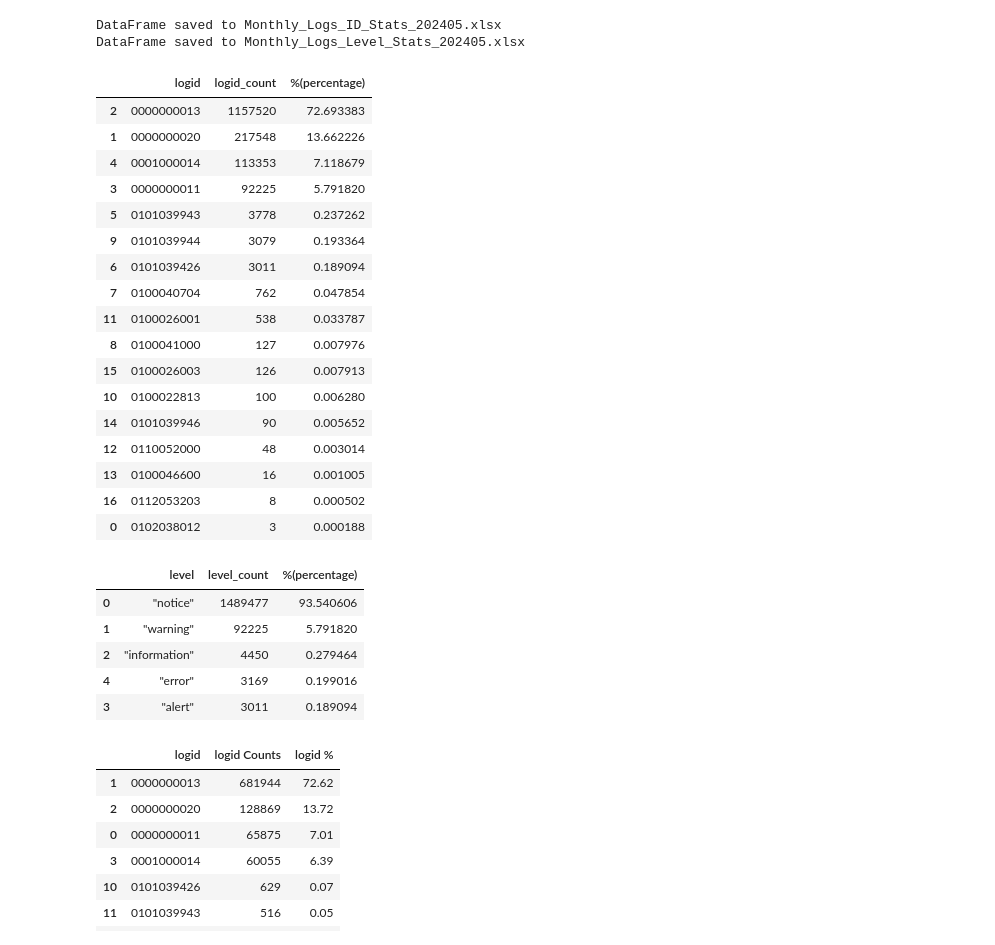
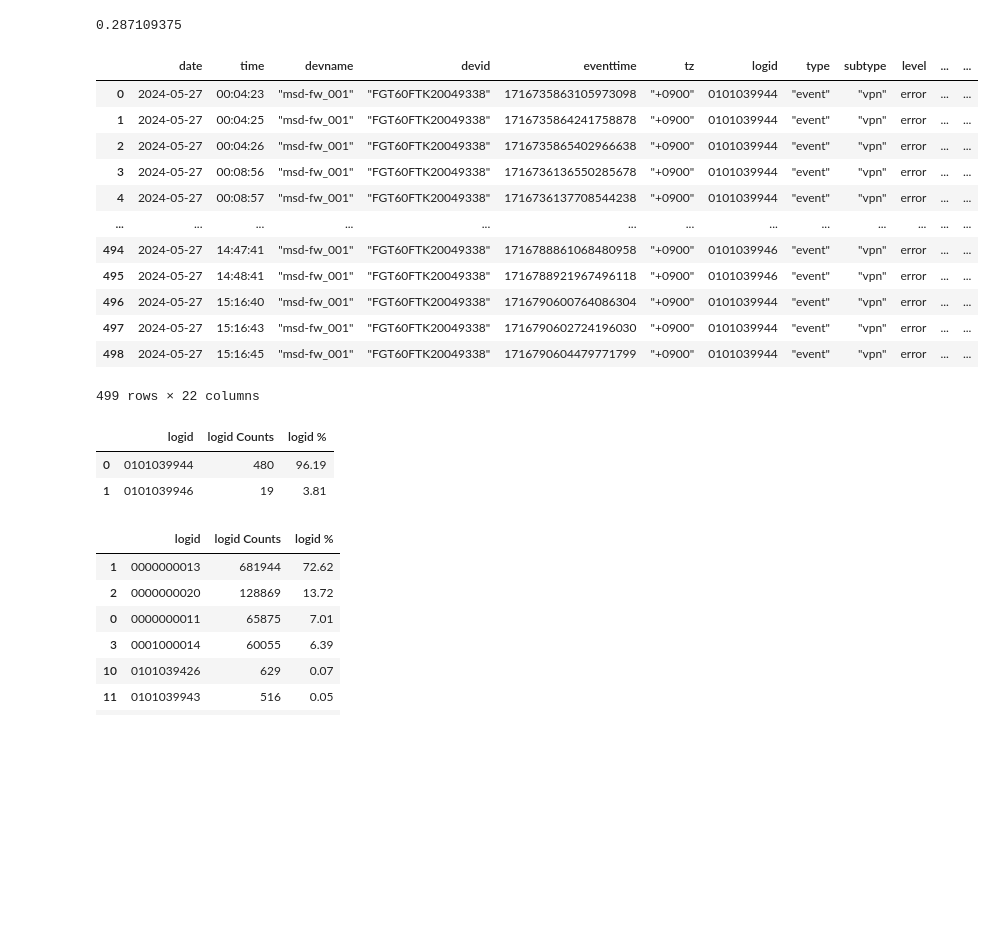
Before and after one commit to ColinsGitCode/PythonTools, a Jupyter notebook: CodingsDrafts.ipynb, the cells around one changed output. Saved outputs shown, nothing was run; the diff lists cells and outputs as text; code cells hidden in the pictures; blank space fills up the shorter version.

Commit message:
Analysis monthly logs by log level

```diff
--- a/CodingsDrafts.ipynb
+++ b/CodingsDrafts.ipynb
@@ -2,41 +2,43 @@
 %run AccessLogAnalysis.py
 from AccessLogAnalysis import LogAnalysis, Utils, Const
 
-logs_dir = 'LogPlainTxt'
-id_df, level_df = LogAnalysis.analysis_logs_monthly(logs_dir, '202405')
+the_log_name = "LogPlainTxt/message_179.170.130.210.bn.2iij.net_20240527.log"
+daily_log_stats_execl_prefix = "LogAnalysis_" + the_log_name.split('_')[-1].split('.')[0]
+
+Utils.creat_dirs(daily_log_stats_execl_prefix)
+
+all_error_logs_df = LogAnalysis.log_reader(the_log_name)
+
+log_id_stats_df = LogAnalysis.statics_all_logid_ratio(
+    total_logs_df=all_error_logs_df,
+    output_execl_name_prefix=daily_log_stats_execl_prefix
+)
+log_id_stats_df_mem = log_id_stats_df.memory_usage(deep=True).sum()
+print(log_id_stats_df_mem/(1024))
 # %% [output]
-DataFrame saved to Monthly_Logs_ID_Stats_202405.xlsx
-DataFrame saved to Monthly_Logs_Level_Stats_202405.xlsx
+0.287109375
 # %%
-id_df
+all_error_logs_df
 # %% [output]
-|  | logid | logid_count | %(percentage) |
-| 2 | 0000000013 | 1157520 | 72.693383 |
-| 1 | 0000000020 | 217548 | 13.662226 |
-| 4 | 0001000014 | 113353 | 7.118679 |
-| 3 | 0000000011 | 92225 | 5.791820 |
-| 5 | 0101039943 | 3778 | 0.237262 |
-| 9 | 0101039944 | 3079 | 0.193364 |
-| 6 | 0101039426 | 3011 | 0.189094 |
-| 7 | 0100040704 | 762 | 0.047854 |
-| 11 | 0100026001 | 538 | 0.033787 |
-| 8 | 0100041000 | 127 | 0.007976 |
-| 15 | 0100026003 | 126 | 0.007913 |
-| 10 | 0100022813 | 100 | 0.006280 |
-| 14 | 0101039946 | 90 | 0.005652 |
-| 12 | 0110052000 | 48 | 0.003014 |
-| 13 | 0100046600 | 16 | 0.001005 |
-| 16 | 0112053203 | 8 | 0.000502 |
-| 0 | 0102038012 | 3 | 0.000188 |
+|  | date | time | devname | devid | eventtime | tz | logid | type | subtype | level | ... | ... |
+| 0 | 2024-05-27 | 00:04:23 | "msd-fw_001" | "FGT60FTK20049338" | 1716735863105973098 | "+0900" | 0101039944 | "event" | "vpn" | error | ... | ... |
+| 1 | 2024-05-27 | 00:04:25 | "msd-fw_001" | "FGT60FTK20049338" | 1716735864241758878 | "+0900" | 0101039944 | "event" | "vpn" | error | ... | ... |
+| 2 | 2024-05-27 | 00:04:26 | "msd-fw_001" | "FGT60FTK20049338" | 1716735865402966638 | "+0900" | 0101039944 | "event" | "vpn" | error | ... | ... |
+| 3 | 2024-05-27 | 00:08:56 | "msd-fw_001" | "FGT60FTK20049338" | 1716736136550285678 | "+0900" | 0101039944 | "event" | "vpn" | error | ... | ... |
+| 4 | 2024-05-27 | 00:08:57 | "msd-fw_001" | "FGT60FTK20049338" | 1716736137708544238 | "+0900" | 0101039944 | "event" | "vpn" | error | ... | ... |
+| ... | ... | ... | ... | ... | ... | ... | ... | ... | ... | ... | ... | ... |
+| 494 | 2024-05-27 | 14:47:41 | "msd-fw_001" | "FGT60FTK20049338" | 1716788861068480958 | "+0900" | 0101039946 | "event" | "vpn" | error | ... | ... |
+| 495 | 2024-05-27 | 14:48:41 | "msd-fw_001" | "FGT60FTK20049338" | 1716788921967496118 | "+0900" | 0101039946 | "event" | "vpn" | error | ... | ... |
+| 496 | 2024-05-27 | 15:16:40 | "msd-fw_001" | "FGT60FTK20049338" | 1716790600764086304 | "+0900" | 0101039944 | "event" | "vpn" | error | ... | ... |
+| 497 | 2024-05-27 | 15:16:43 | "msd-fw_001" | "FGT60FTK20049338" | 1716790602724196030 | "+0900" | 0101039944 | "event" | "vpn" | error | ... | ... |
+| 498 | 2024-05-27 | 15:16:45 | "msd-fw_001" | "FGT60FTK20049338" | 1716790604479771799 | "+0900" | 0101039944 | "event" | "vpn" | error | ... | ... |
+499 rows × 22 columns
 # %%
-level_df
+log_id_stats_df
 # %% [output]
-|  | level | level_count | %(percentage) |
-| 0 | "notice" | 1489477 | 93.540606 |
-| 1 | "warning" | 92225 | 5.791820 |
-| 2 | "information" | 4450 | 0.279464 |
-| 4 | "error" | 3169 | 0.199016 |
-| 3 | "alert" | 3011 | 0.189094 |
+|  | logid | logid Counts | logid % |
+| 0 | 0101039944 | 480 | 96.19 |
+| 1 | 0101039946 | 19 | 3.81 |
 # %%
 the_log_name = "LogPlainTxt/message_179.170.130.210.bn.2iij.net_20240527.log"
 daily_log_stats_execl_prefix = "LogAnalysis_" + the_log_name.split('_')[-1].split('.')[0]
```
Also changed, not shown: 2 other files.
